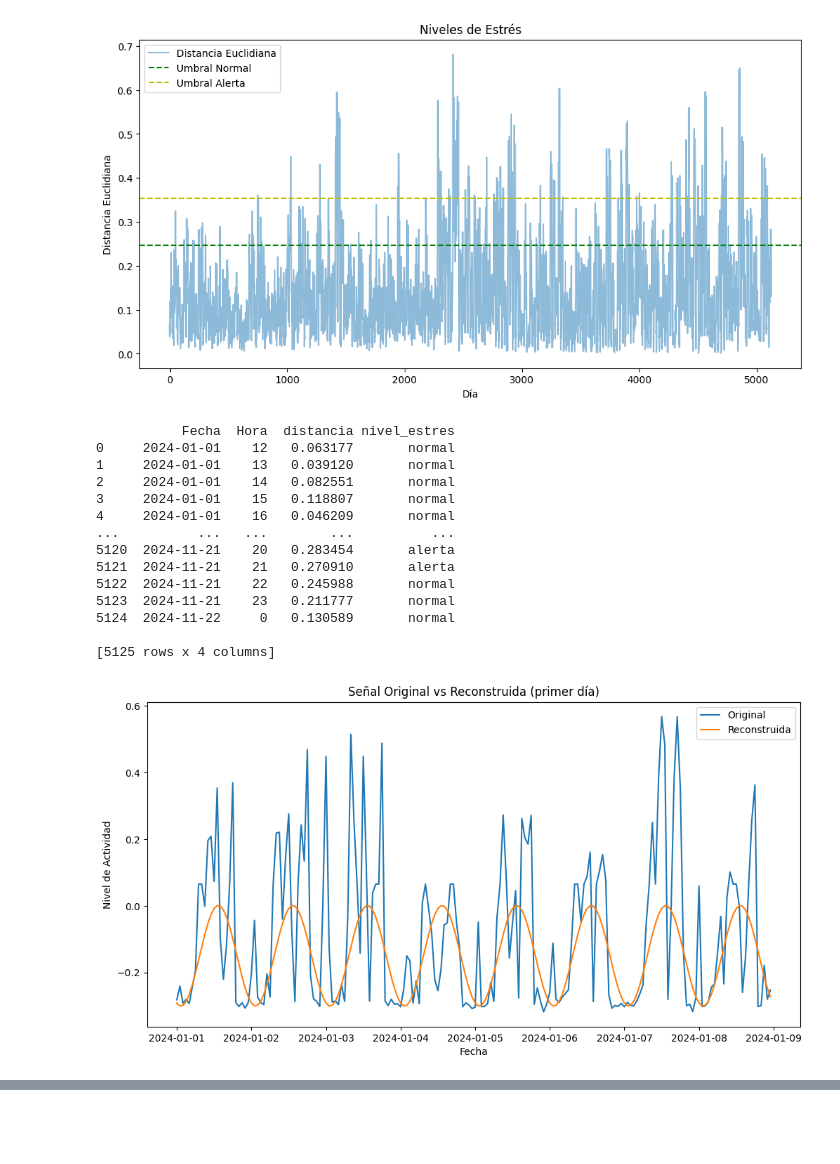
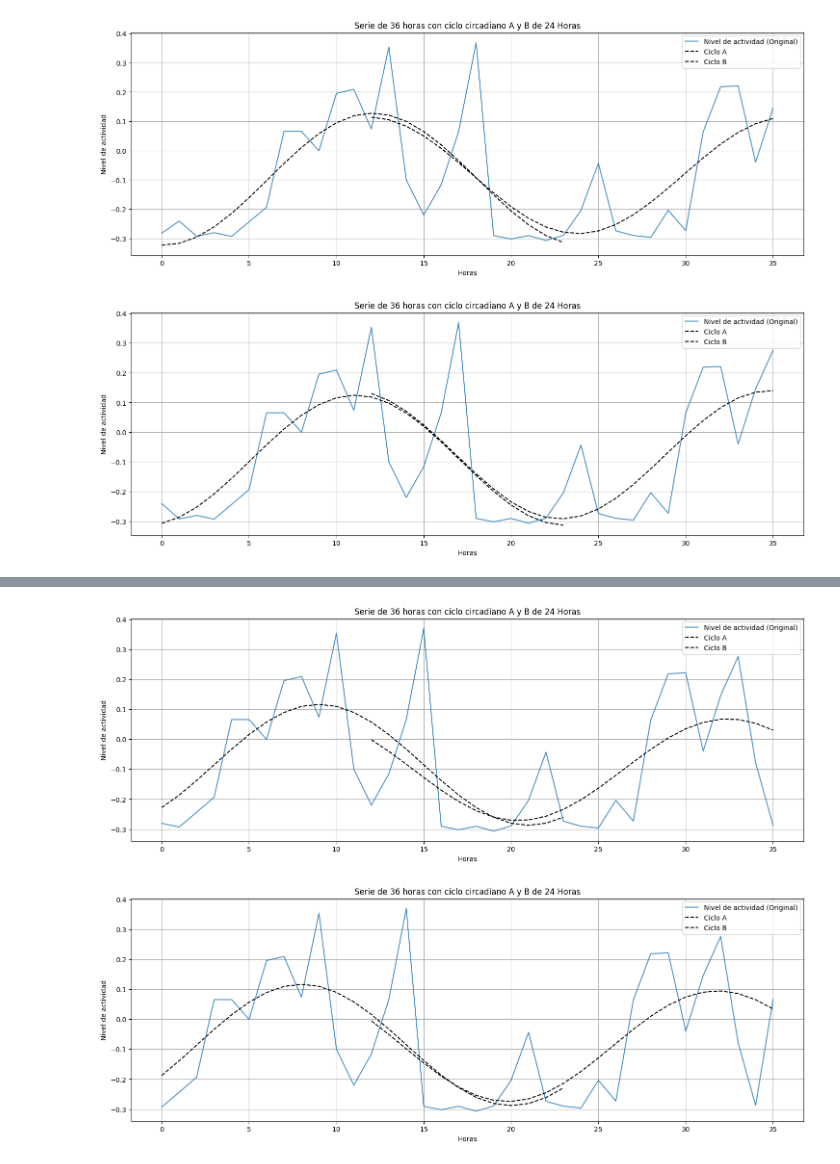
Before and after one commit to BrayansAs/estres-bovino, a Jupyter notebook: C_ejercicio/ciclos.ipynb, the cells around one changed output, grey strips where cells are left out. Drawn from its saved outputs; the diff is of its cells as text; code cells hidden in the pictures; blank space fills up the shorter version.

```diff
--- a/C_ejercicio/ciclos.ipynb
+++ b/C_ejercicio/ciclos.ipynb
@@ -11,10 +11,10 @@ from scipy.spatial.distance import pdist, squareform
 import matplotlib.pyplot as plt
 
 # Función para calcular el ciclo circadiano utilizando la Transformada de Fourier
-def extract_circadian_cycle(data, sample_rate=24, z=1):
+def extract_circadian_cycle(df, sample_rate=24, z=1):
 
-    fft_result = fft(data)
-    n = len(data)
+    fft_result = fft(df)
+    n = len(df)
     freq = np.fft.fftfreq(n, d=1/sample_rate)
 
     # Mantener solo los armónicos en el rango [-z, z]
@@ -70,17 +70,17 @@ def process_activity(df, activity_column):
             # print(series_results)
             # print(window_data.index[12].hour)
             # Plotting
-            # plt.figure(figsize=(18, 6))
-            # hours = range(36)
-            # plt.plot(hours, (window_data[activity_column].values), label="Nivel de actividad (Original)", linestyle='-', alpha=0.8)
-            # plt.plot(range(24), cycle_A, 'k--', label="Ciclo A")
-            # plt.plot(range(12, 36), cycle_B, 'k--', label="Ciclo B")
-            # plt.title("Serie de 36 horas con ciclo circadiano A y B de 24 Horas")
-            # plt.xlabel("Horas")
-            # plt.ylabel("Nivel de actividad")
-            # plt.legend()
-            # plt.grid(True)
-            # plt.show()
+            plt.figure(figsize=(18, 6))
+            hours = range(36)
+            plt.plot(hours, (window_data[activity_column].values), label="Nivel de actividad (Original)", linestyle='-', alpha=0.8)
+            plt.plot(range(24), cycle_A, 'k--', label="Ciclo A")
+            plt.plot(range(12, 36), cycle_B, 'k--', label="Ciclo B")
+            plt.title("Serie de 36 horas con ciclo circadiano A y B de 24 Horas")
+            plt.xlabel("Horas")
+            plt.ylabel("Nivel de actividad")
+            plt.legend()
+            plt.grid(True)
+            plt.show()
 
     # Guardar resultados como DataFrame
     distance_df = pd.DataFrame(series_results)
@@ -102,7 +102,7 @@ def process_activity(df, activity_column):
 
     # Aplicar la función de nivel de estrés a cada distancia
     distance_df['nivel_estres'] = distance_df['distancia'].apply(get_stress_level)
-    grafica_niveles(distance_df,threshold1,threshold2)
+    #grafica_niveles(distance_df,threshold1,threshold2)
 
     return distance_df[['Fecha', 'Hora','distancia', 'nivel_estres']]
 
@@ -130,49 +130,35 @@ def grafica_ciclos(df,activity_column):
     plt.ylabel('Nivel de Actividad')
     plt.legend()
     plt.show()
 
 def grafica_niveles(distance_df,threshold1,threshold2):
     # Crear la gráfica de líneas
     plt.figure(figsize=(12, 6))
     plt.plot(distance_df['distancia'], label='Distancia Euclidiana', alpha=0.5)
     plt.axhline(y=threshold1, color='g', linestyle='--', label='Umbral Normal')
     plt.axhline(y=threshold2, color='y', linestyle='--', label='Umbral Alerta')
     #plt.axhline(y=threshold3_2, color='r', linestyle='--', label='Umbral Peligro')
     plt.title('Niveles de Estrés')
     plt.xlabel('Día')
     plt.ylabel('Distancia Euclidiana')
     plt.legend()
     plt.show()
 
 # Configuración de datos de entrada
 nombres_csv ={4}# {1, 2, 3, 4, 468, 479, 4003, 4151, 4160, 4173}
 for nombre_csv in nombres_csv:
     df = pd.read_csv(f'../Datos_actividad/{nombre_csv}_act.csv')
-    # fecha_limite = '2024-01-02'
-    # df = data[data['Fecha'] <= fecha_limite].copy()
+    fecha_limite = '2024-01-02'
+    df = df[df['Fecha'] <= fecha_limite].copy()
     # Convertir 'Fecha' y 'Hora' a datetime e indexar el DataFrame
     df['datetime'] = pd.to_datetime(df['Fecha'] + ' ' + df['Hora'].astype(str) + ':00:00')
     df = df.set_index('datetime')
     df = df.sort_index()
 
     # Procesar  columnas de actividad y calcular niveles de estrés
     stress_levels = process_activity(df, 'nivel_actividad')
     print (stress_levels)
-    grafica_ciclos(df,'nivel_actividad')
+    #grafica_ciclos(df,'nivel_actividad')
 # %% [output]
-[figure, old version]
+[figure, new version]
-           Fecha  Hora  distancia nivel_estres
-0     2024-01-01    12   0.063177       normal
-1     2024-01-01    13   0.039120       normal
-2     2024-01-01    14   0.082551       normal
-3     2024-01-01    15   0.118807       normal
-4     2024-01-01    16   0.046209       normal
-...          ...   ...        ...          ...
-5120  2024-11-21    20   0.283454       alerta
-5121  2024-11-21    21   0.270910       alerta
-5122  2024-11-21    22   0.245988       normal
-5123  2024-11-21    23   0.211777       normal
-5124  2024-11-22     0   0.130589       normal
-
-[5125 rows x 4 columns]
-[figure, old version]
+[figure, new version]
@@ -179,0 +166,2 @@ for nombre_csv in nombres_csv:
+[figure, added]
+[figure, added]
```
Also changed, not shown: parts of 1 cell of this notebook, 40 other files.
